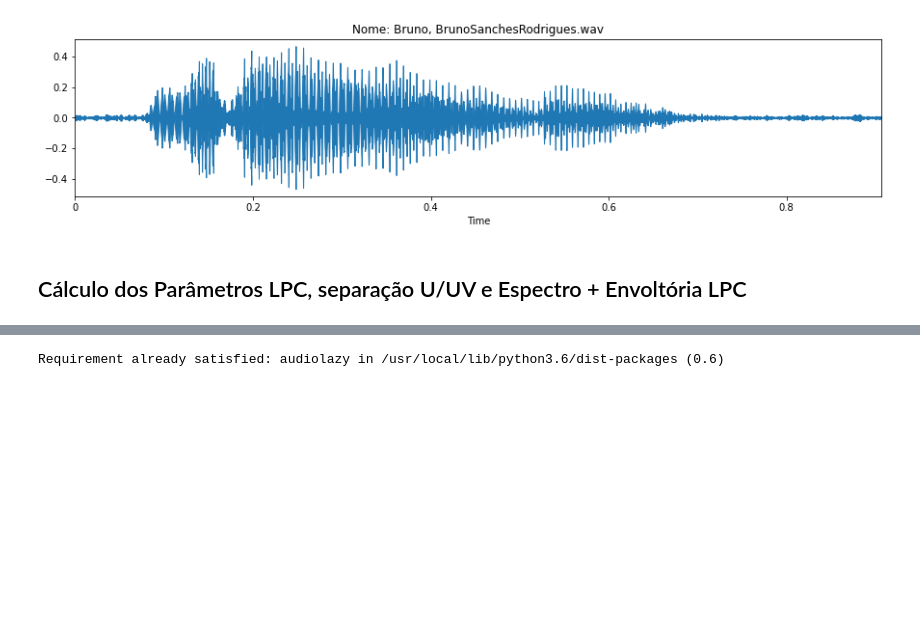
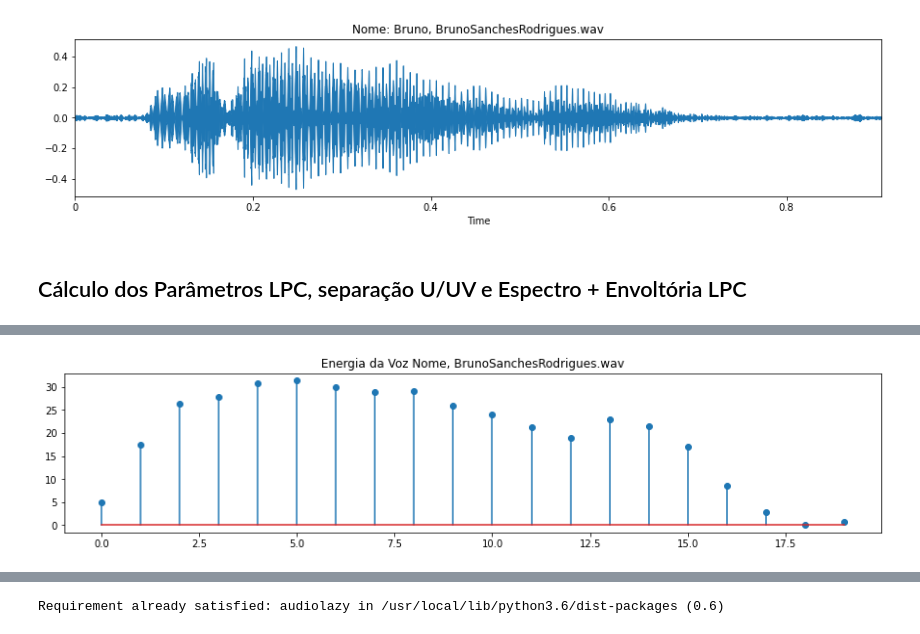
Before and after one commit to brusangues/CSM-DEVS, a Jupyter notebook: lab7/Bruno/Lab7_Bruno.ipynb, the cells around one changed output, grey strips where cells are left out. Cells and saved outputs as stored; diff of their text form; code cells hidden in the pictures; blank space fills up the shorter version.

```diff
--- a/lab7/Bruno/Lab7_Bruno.ipynb
+++ b/lab7/Bruno/Lab7_Bruno.ipynb
@@ -84,3 +89,82 @@ IPython.display.Audio(data=v11, rate=sr1)
 [figure]
 # %% [markdown]
 ## Cálculo dos Parâmetros LPC, separação U/UV e Espectro + Envoltória LPC
+# %%
+Nover = int(Nj*0.5)
+Nseg1 = int(len(v11)/Nj)
+p = 10
+E = []
+ind_voz = [0]*Nseg1
+t = np.arange(Nj)
+for l in range(1, Nseg1-1):
+    xjan = v11[(l-1)*Nj+Nover:l*Nj+Nover]*hm
+    x2 = list(np.array(xjan**2))
+    aux = sum(x2)/Nj
+    E.append(aux)
+E1 = 10*np.log10(E)
+E1min = np.min(E1)
+E1 = E1 - E1min   # Coloca o ruído de fundo em 0 dB
+E1max = np.max(E1)
+# limiar de atividade VAD
+E1VAD_lim = E1max - 8
+print('Limiar VAD ' + str(E1VAD_lim))
+# Limiar U/UV ajustado para 30% do máximo
+E1voiced_lim = E1max - 5.3
+print('Limiar U/UV ' + str(E1voiced_lim))
+# indicador de VAD
+ind_voz = np.where(E1 > E1VAD_lim, 1, 0)
+ind_voiced = np.where(E1 > E1voiced_lim, 1, 0)
+tot_voz = np.sum(ind_voz)
+num_voiced = np.sum(ind_voiced)
+num_unvoiced = tot_voz - num_voiced
+linhas_voiced = math.ceil(num_voiced/4)
+linhas_unvoiced = math.ceil(num_unvoiced/4)
+
+print('Sonoros = ' + str(num_voiced) + ' e Surdos = ' + str(num_unvoiced) )
+fig1, ax1 = plt.subplots(figsize=(15, 3))
+plt.figure(1)
+plt.stem(E1)
+plt.title('Energia da Voz Nome, ' + audio1)
+
+# partição das figuras voiced
+i = 0
+fig2, ax2 = plt.subplots(figsize=(20, num_voiced + linhas_voiced))
+plt.title('Segmentos Sonoros (Voiced)', color = 'b')
+
+# partição das figuras unvoiced
+j = 0
+fig3, ax3 = plt.subplots(figsize=(20, num_unvoiced + linhas_unvoiced))
+plt.title('Segmentos Surdos (Unvoiced)', color = 'g')
+
+for l in range(1, Nseg1-2):
+    # teste de VAD
+    if ind_voz[l] == 1:
+        xjan = v11[(l-1)*Nj+Nover:l*Nj+Nover]*hm
+        a_filter = lz.lpc.kautocor(xjan, p)
+        gain_lpc = np.log10(abs(a_filter.error))
+        w, h = signal.freqz(1,a_filter.numerator,worN=int(Nj/2))
+        LP = 20 * np.log10(abs(h)) + 10*gain_lpc
+        # Teste U/UV
+
+        if E1[l] > E1voiced_lim:
+
+            i += 1
+            ax2 = fig2.add_subplot(linhas_voiced,4,i)
+            plt.figure(2)
+            plt.plot(w, LP, 'b')
+            plt.ylabel('Amplitude [dB]', color='b')
+            plt.xlabel('Frequency [rad/sample] - Segmento: ' + str(l), color='b')
+            sp = np.fft.fft(xjan)
+            plt.plot(w, 20*np.log10(abs(sp[0:int(Nj/2)])), 'r')
+
+        else:
+
+            j += 1
+            ax3 = fig3.add_subplot(linhas_unvoiced,4,j)
+            plt.figure(3)
+            plt.plot(w, LP, 'g')
+            plt.ylabel('Amplitude [dB]', color='b')
+            plt.xlabel('Frequency [rad/sample] - Segmento: ' + str(l), color='g')
+            sp = np.fft.fft(xjan)
+            plt.plot(w, 20*np.log10(abs(sp[0:int(Nj/2)])), 'r')
+# %% [output]
@@ -86,0 +174 @@ IPython.display.Audio(data=v11, rate=sr1)
+[figure, added]
```
Also changed, not shown: parts of 12 cells of this notebook, 8 other files.
